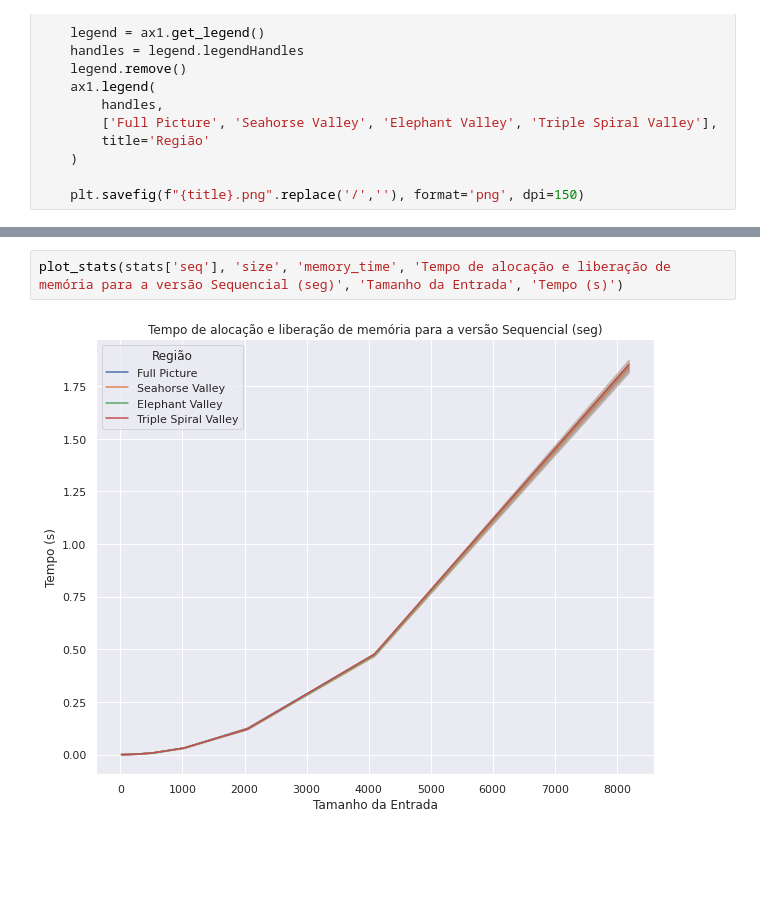
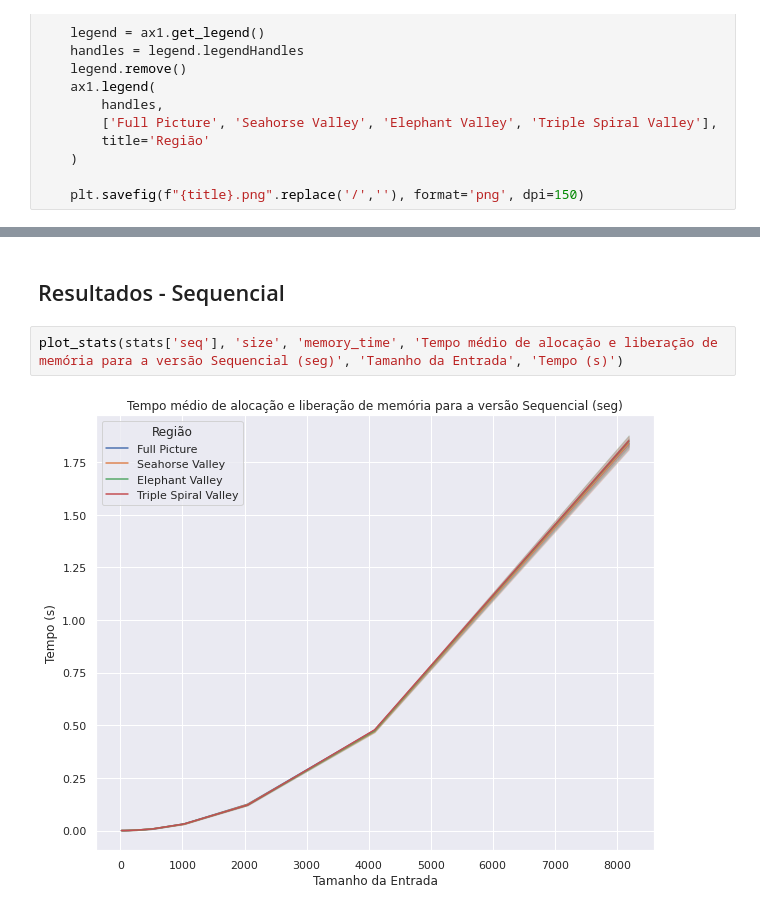
Before and after one commit to GaBrandao/MAC0219, a Jupyter notebook: ep1/src/report.ipynb, the cells around one changed output, grey strips where cells are left out. Drawn from its saved outputs; the diff is of its cells as text; blank space fills up the shorter version.

```diff
--- a/ep1/src/report.ipynb
+++ b/ep1/src/report.ipynb
@@ -70,5 +54,7 @@ def plot_stats(df, x, y, title, xlabel, ylabel):
+# %% [markdown]
+## Resultados - Sequencial
 # %%
-plot_stats(stats['seq'], 'size', 'memory_time', 'Tempo de alocação e liberação de memória para a versão Sequencial (seg)', 'Tamanho da Entrada', 'Tempo (s)')
+plot_stats(stats['seq'], 'size', 'memory_time', 'Tempo médio de alocação e liberação de memória para a versão Sequencial (seg)', 'Tamanho da Entrada', 'Tempo (s)')
 # %% [output]
-[figure, old version]
+[figure, new version]
 # %%
```
Also changed, not shown: parts of 18 cells of this notebook, 8 other files.
